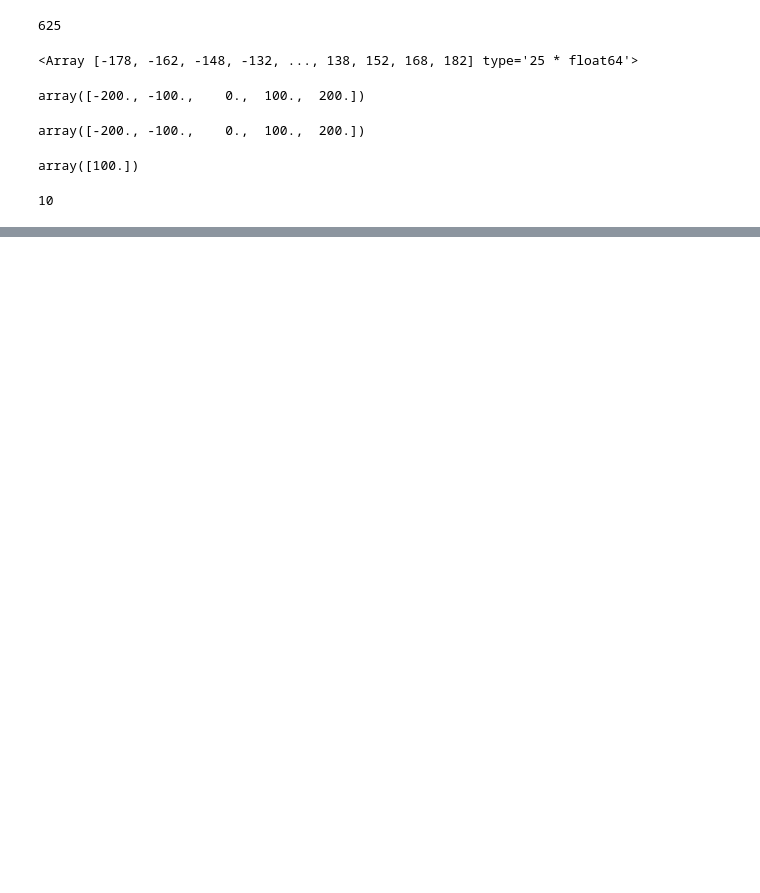
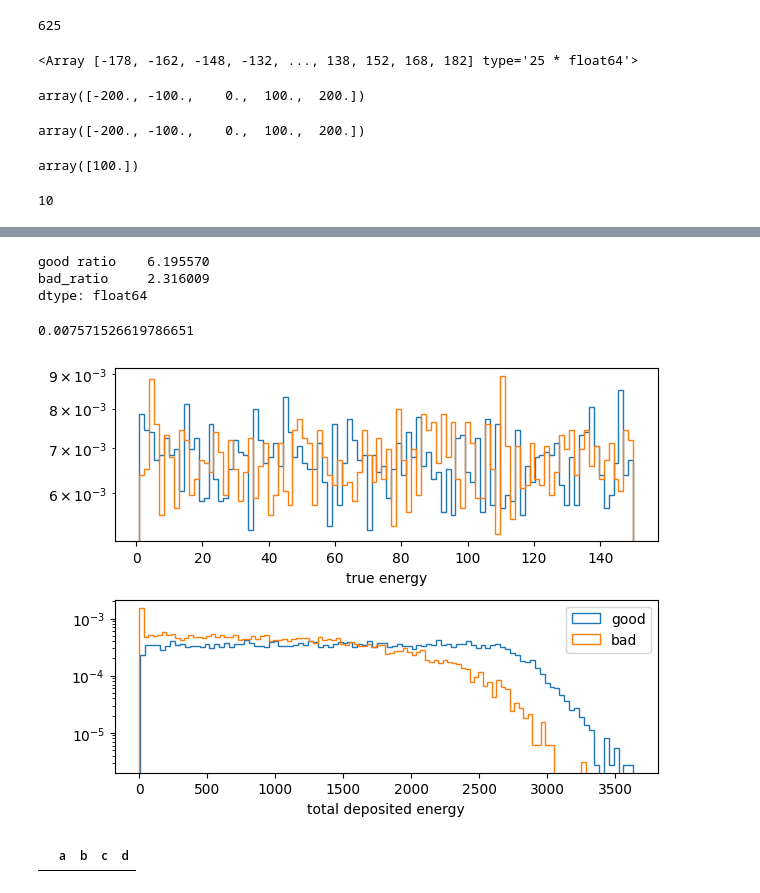
Before and after one commit to kingusiu/opDeDe, a Jupyter notebook: notebooks/detector_data_plots.ipynb, the cells around one changed output, grey strips where cells are left out. Saved outputs shown, nothing was run; the diff lists cells and outputs as text; code cells hidden in the pictures; blank space fills up the shorter version.

```diff
--- a/notebooks/detector_data_plots.ipynb
+++ b/notebooks/detector_data_plots.ipynb
@@ -239,0 +247,9 @@ len(df['sensor_x'].tolist())
+# %%
+configs_calo = {
+        'good calo': '../data/kinga2_t0.pkl', # 'data/testfile_t0.pkl'
+        'bad calo' : '../data/kinga2_badcalo_t0.pkl'
+    }
+# %%
+good_df = pd.read_pickle(configs_calo['good calo'])
+# %%
+bad_df = pd.read_pickle(configs_calo['bad calo'])
@@ -239,0 +311,25 @@ len(df['sensor_x'].tolist())
+# %%
+ratio_df.mean() / ratio_df.std()
+# %% [output]
+good ratio    6.195570
+bad_ratio     2.316009
+dtype: float64
+# %%
+(good_df['true_energy']/good_df['total_dep_energy']).std()
+# %% [output]
+0.007571526619786651
+# %%
+fig,ax = plt.subplots(2)
+ax[0].hist(good_df['true_energy'],bins=100,histtype='step',label='good',density=True)
+ax[0].hist(bad_df['true_energy'],bins=100,histtype='step',label='bad',density=True)
+ax[0].set(xlabel='true energy')
+ax[0].set_yscale('log')
+ax[1].hist(good_df['total_dep_energy'],bins=100,histtype='step',label='good',density=True)
+ax[1].hist(bad_df['total_dep_energy'],bins=100,histtype='step',label='bad',density=True)
+ax[1].set(xlabel='total deposited energy')
+ax[1].set_yscale('log')
+plt.tight_layout()
+plt.legend()
+plt.show()
+# %% [output]
+[figure, added]
@@ -239,0 +338,4 @@ len(df['sensor_x'].tolist())
+# %%
+dd
+# %% [output]
+|  | a | b | c | d |
```
Also changed, not shown: parts of 13 cells of this notebook, 6 other files.
